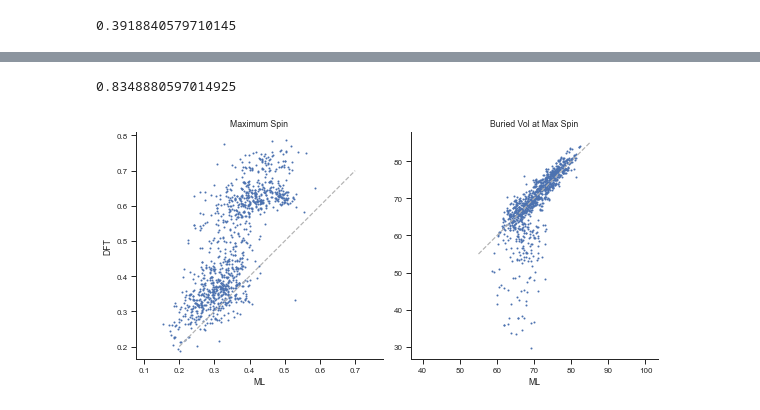
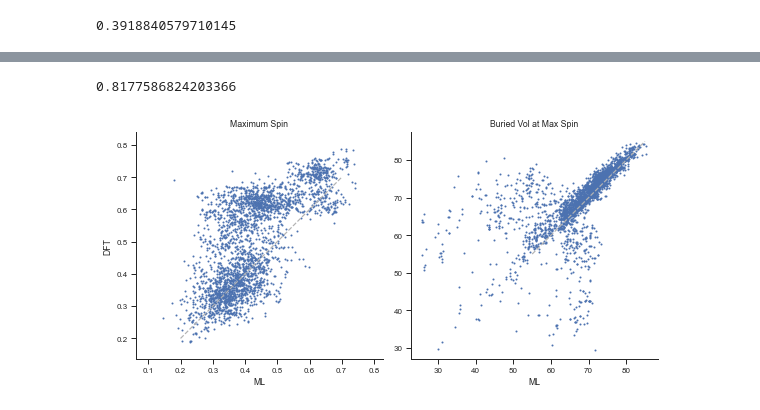
Before and after one commit to NREL/rlmolecule, a Jupyter notebook: stable_radical_optimization/plot_dft_confirmation.ipynb, the cells around one changed output, grey strips where cells are left out. Cells and saved outputs as stored; diff of their text form; code cells hidden in the pictures.

```diff
--- a/stable_radical_optimization/plot_dft_confirmation.ipynb
+++ b/stable_radical_optimization/plot_dft_confirmation.ipynb
@@ -134 +153,10 @@ df_spin.head()
+# %%
+spins_df = pd.DataFrame(spins, index=df.smiles).reset_index().melt(id_vars='smiles', var_name='atom_index', value_name='pred fractional spin')
+bur_vols_df = pd.DataFrame(bur_vols.squeeze(), index=df.smiles).reset_index().melt(id_vars='smiles', var_name='atom_index', value_name='pred buried vol')
+
+spins_df['pred buried vol'] = bur_vols_df['pred buried vol']
+spins_df = spins_df[spins_df['pred fractional spin'] != 0]
+# %%
+df_spin_merged = df_spin.merge(spins_df, on=['smiles', 'atom_index'], how='left')
+df_spin_merged = df_spin_merged.drop([' pred buried_vol', 'pred fractional_spin'], 1)  # drop original predictions
 # %%
@@ -143,41 +172,41 @@ def get_atom_symbols():
 # %%
 atom_symbol_df = pd.DataFrame(get_atom_symbols())
 # %%
-df_spin_symbol = df_spin.merge(atom_symbol_df, on=['smiles', 'atom_index'])
+df_spin_symbol = df_spin_merged.merge(atom_symbol_df, on=['smiles', 'atom_index'])
 # %%
-(df_spin_symbol.groupby('smiles').fractional_spin.idxmax() == df_spin_symbol.groupby('smiles')['pred fractional_spin'].idxmax()).mean()
+(df_spin_symbol.groupby('smiles').fractional_spin.idxmax() == df_spin_symbol.groupby('smiles')['pred fractional spin'].idxmax()).mean()
 # %% [output]
-0.8348880597014925
+0.8177586824203366
 # %%
 bur_vol_dft = df_spin_symbol.groupby('smiles').apply(lambda x: x.loc[x.fractional_spin.idxmax()].buried_vol)
-bur_vol_ml = df_spin_symbol.groupby('smiles').apply(lambda x: x.loc[x['pred fractional_spin'].idxmax()][' pred buried_vol'])
+bur_vol_ml = df_spin_symbol.groupby('smiles').apply(lambda x: x.loc[x['pred fractional spin'].idxmax()]['pred buried vol'])
 # %%
 fig = plt.figure(figsize=(8,4))
 ax1 = fig.add_subplot(121, aspect='equal', adjustable='datalim')
 
 ax1.plot(
-    df_spin_symbol.groupby('smiles')['pred fractional_spin'].max(),
+    df_spin_symbol.groupby('smiles')['pred fractional spin'].max(),
     df_spin_symbol.groupby('smiles').fractional_spin.max(),
     '.', ms=2)
 
 ax1.plot([.2, .7], [.2, .7], '--', color='.7')
 
 ax2 = fig.add_subplot(122, aspect='equal', adjustable='datalim')
 ax2.plot(bur_vol_ml, bur_vol_dft, '.', ms=2)
 
 ax2.plot([55, 85], [55, 85], '--', color='.7')
 ax1.set_ylabel('DFT')
 ax1.set_xlabel('ML')
 ax2.set_xlabel('ML')
 
 ax1.set_title('Maximum Spin')
 ax2.set_title('Buried Vol at Max Spin')
 
 
 sns.despine()
 plt.tight_layout()
 # %% [output]
-[figure, old version]
+[figure, new version]
 # %%
 def stability_score(x):
     idxmax = x['fractional_spin'].idxmax()
```
Also changed, not shown: parts of 23 cells of this notebook, 11 other files.
